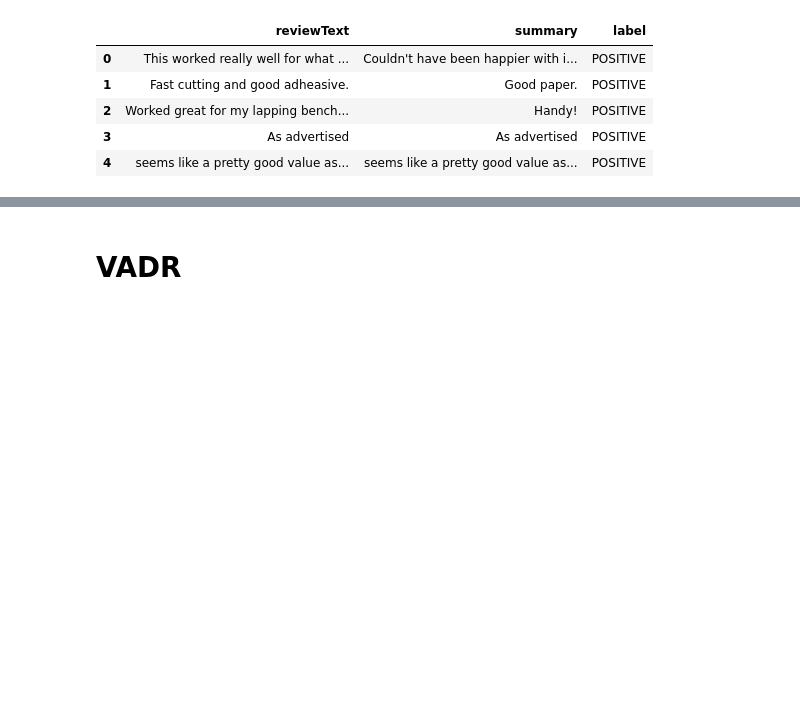
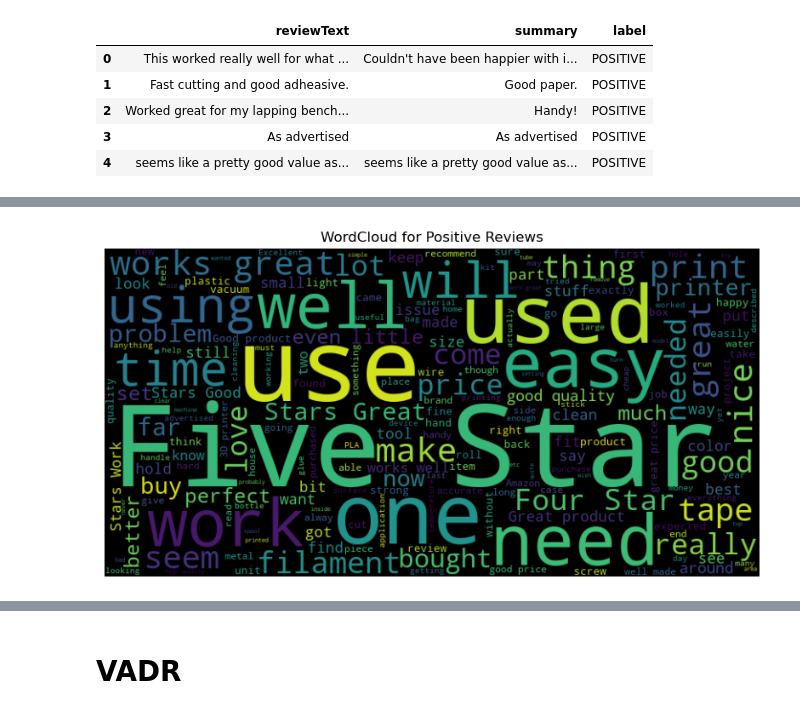
Before and after one commit to ruolan89/W25_COMP262_002_TeamGamma, a Jupyter notebook: Project_Phares1_TeamGamma.ipynb, the cells around one changed output, grey strips where cells are left out. Drawn from its saved outputs; the diff is of its cells as text; code cells hidden in the pictures; blank space fills up the shorter version.

```diff
--- a/Project_Phares1_TeamGamma.ipynb
+++ b/Project_Phares1_TeamGamma.ipynb
@@ -501,3 +501,12 @@ ModeResult(mode=2, count=6636)
 '\n2. Text basic pre-processing:\n'
 # %%
 # Chose the appropriate columns for your sentiment analyzer. (Give this some thought) and mention in your report why you chose each column.
+# %%
+# length of summary is longer than length of reviewText
+len_summary_longer = []
+for i,(s,r) in enumerate(zip(data['summary'],data['reviewText'])):
+    ls = len(str(s).split())
+    lr = len(str(r).split())
+    if ls > lr:
+        len_summary_longer.append(i)
+print(len(len_summary_longer))
@@ -593,0 +586,20 @@ data_for_sentiment_analyzer.head()
+# %%
+from wordcloud import WordCloud
+
+positive_reviews = data_for_sentiment_analyzer[data_for_sentiment_analyzer['label'] == 'POSITIVE']['full_clean']
+negative_reviews = data_for_sentiment_analyzer[data_for_sentiment_analyzer['label'] == 'NEGATIVE']['full_clean']
+neutral_reviews = data_for_sentiment_analyzer[data_for_sentiment_analyzer['label'] == 'NEUTRAL']['full_clean']
+
+all_text_pos = " ".join(positive_reviews.astype(str))
+all_text_ng = " ".join(negative_reviews.astype(str))
+all_text_neu = " ".join(neutral_reviews.astype(str))
+
+wordcloud_pos = WordCloud(width=800, height=400).generate(all_text_pos)
+
+plt.figure(figsize=(10, 5))
+plt.imshow(wordcloud_pos, interpolation="bilinear")
+plt.axis("off")
+plt.title("WordCloud for Positive Reviews")
+plt.show()
+# %% [output]
+[figure, added]
```
Also changed, not shown: parts of 43 cells of this notebook.
